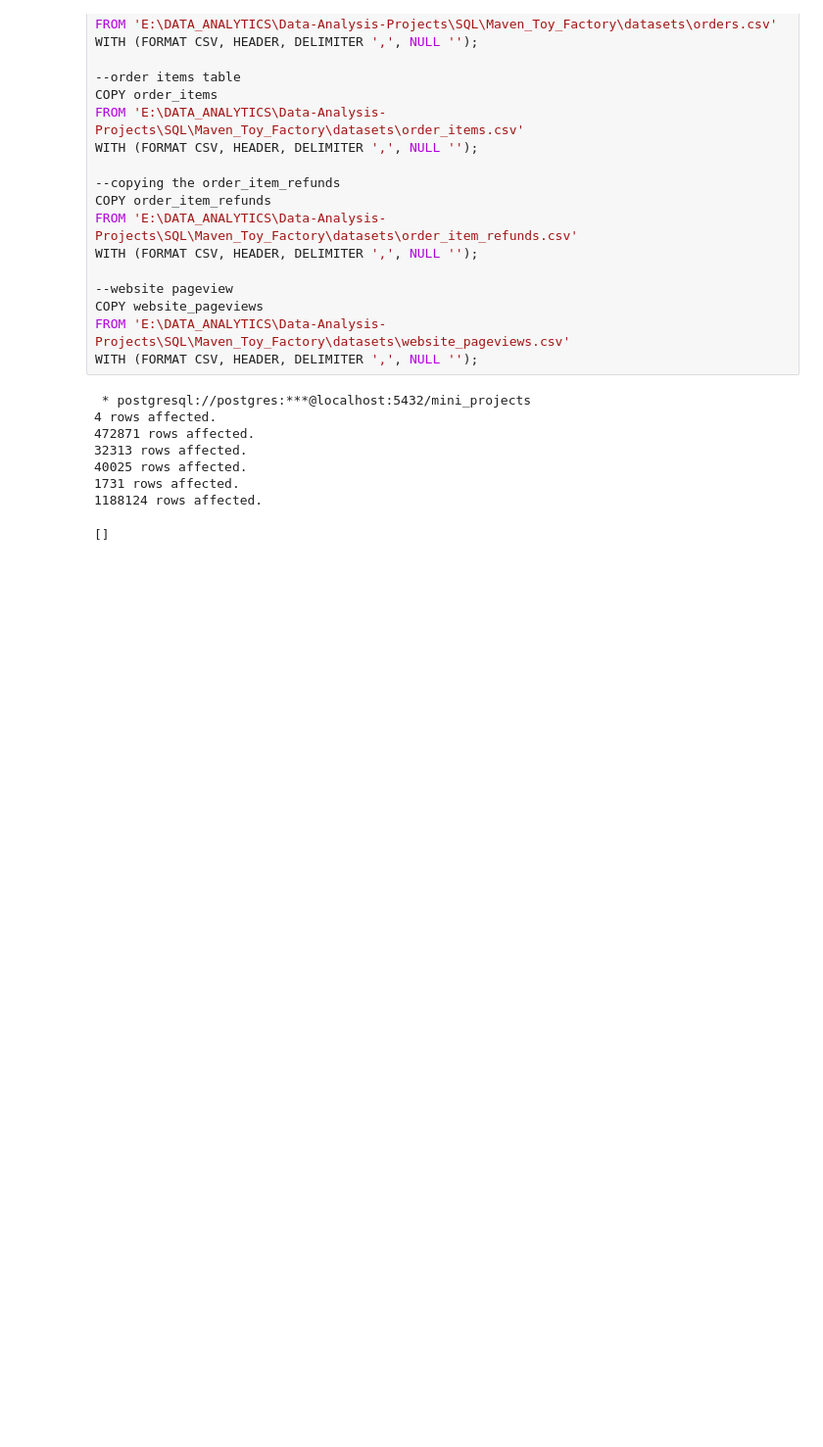
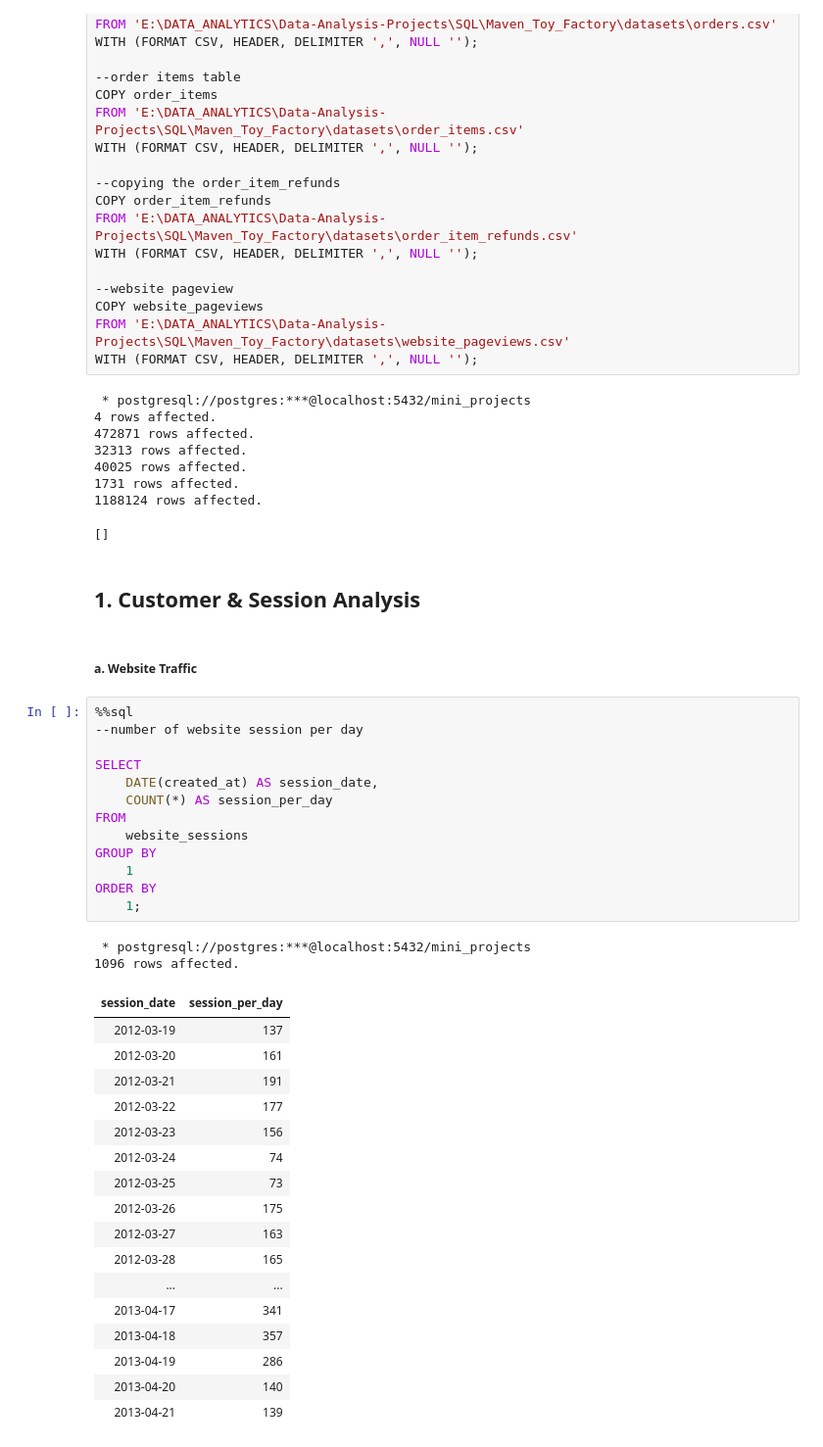
Before and after one commit to Ronald116/Data-Analysis-Projects, a Jupyter notebook: SQL/Maven_Toy_Factory/analysis.ipynb, the cells around one changed output. Shown: that part at 98% size. Drawn from its saved outputs; the diff is of its cells as text; blank space fills up the shorter version.

Commit message:
traffic analysis completed

```diff
--- a/SQL/Maven_Toy_Factory/analysis.ipynb
+++ b/SQL/Maven_Toy_Factory/analysis.ipynb
@@ -238,3 +238,40 @@ WITH (FORMAT CSV, HEADER, DELIMITER ',', NULL '');
 1731 rows affected.
 1188124 rows affected.
 []
+# %% [markdown]
+## 1. Customer & Session Analysis
+# %% [markdown]
+##### a. Website Traffic
+# %%
+%%sql
+--number of website session per day
+
+SELECT
+    DATE(created_at) AS session_date,
+    COUNT(*) AS session_per_day
+FROM
+    website_sessions
+GROUP BY
+    1
+ORDER BY
+    1;
+# %% [output]
+ * postgresql://postgres:***@localhost:5432/mini_projects
+1096 rows affected.
+| session_date | session_per_day |
+| 2012-03-19 | 137 |
+| 2012-03-20 | 161 |
+| 2012-03-21 | 191 |
+| 2012-03-22 | 177 |
+| 2012-03-23 | 156 |
+| 2012-03-24 | 74 |
+| 2012-03-25 | 73 |
+| 2012-03-26 | 175 |
+| 2012-03-27 | 163 |
+| 2012-03-28 | 165 |
+| ... | ... |
+| 2013-04-17 | 341 |
+| 2013-04-18 | 357 |
+| 2013-04-19 | 286 |
+| 2013-04-20 | 140 |
+| 2013-04-21 | 139 |
```
Also changed, not shown: parts of 2 cells of this notebook, 1 other file.
